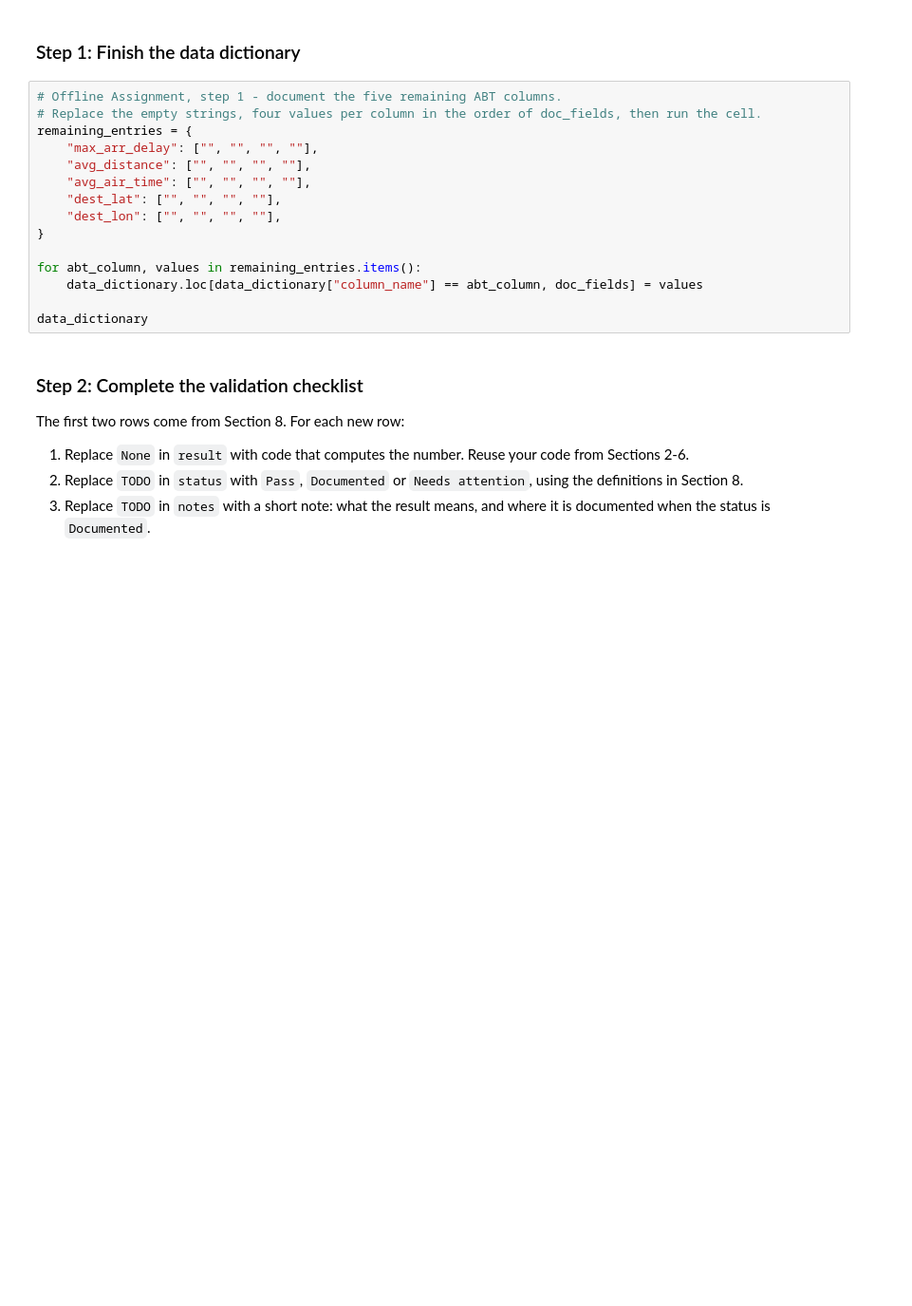
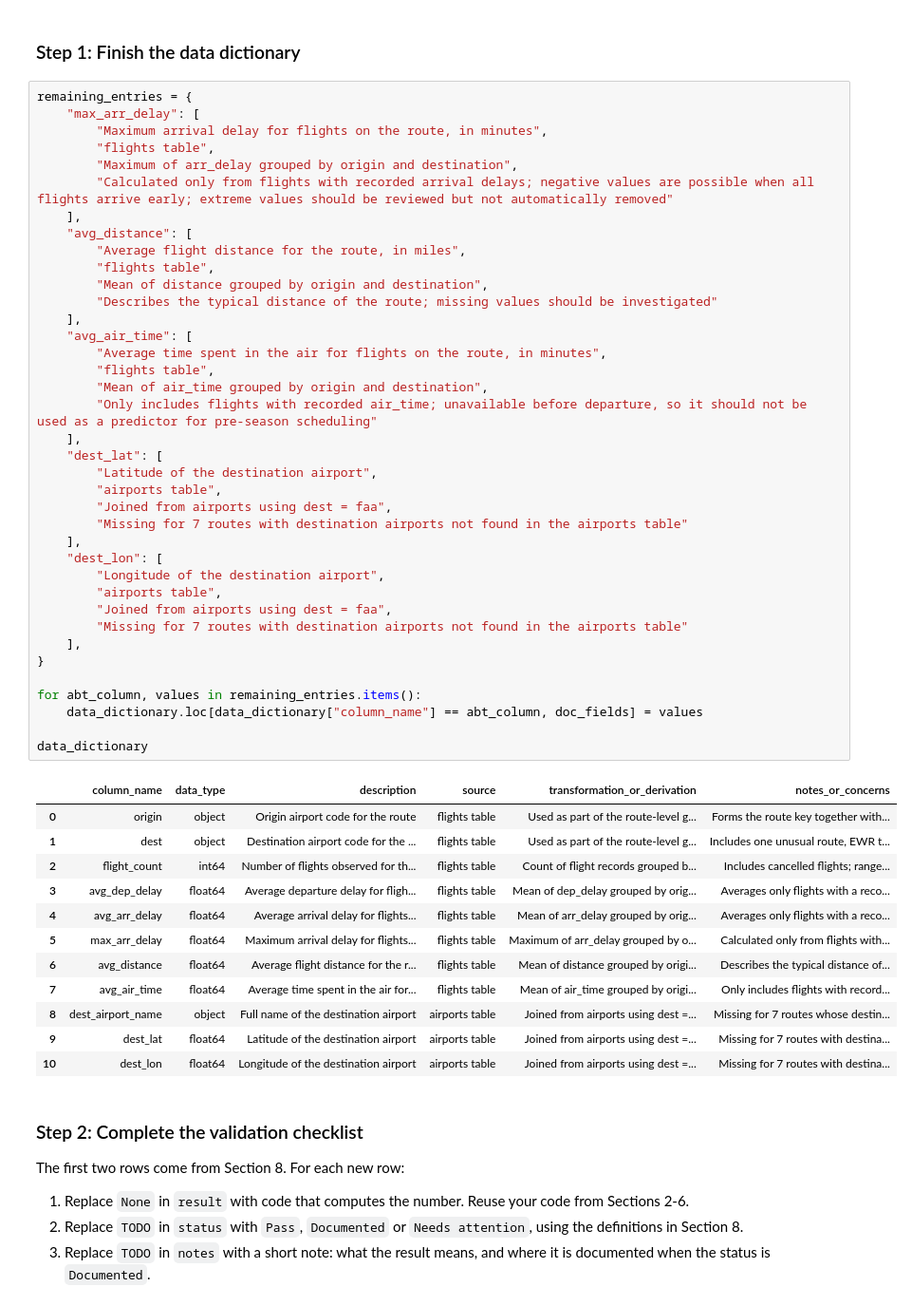
Before and after one commit to cassandrakgomez/ban6003-week-11-cassandragomez, a Jupyter notebook: notebooks/module11_abt_documentation_guided_lab.ipynb, the cells around one changed output. Shown at 95% size. Saved outputs shown, nothing was run; the diff lists cells and outputs as text; blank space fills up the shorter version.

Commit message:
Completed Lab + Offline Assignment

```diff
--- a/notebooks/module11_abt_documentation_guided_lab.ipynb
+++ b/notebooks/module11_abt_documentation_guided_lab.ipynb
@@ -661,20 +661,56 @@ An analyst on another team will use the route ABT next week and cannot ask you t
 # %% [markdown]
 ### Step 1: Finish the data dictionary
 # %%
-# Offline Assignment, step 1 - document the five remaining ABT columns.
-# Replace the empty strings, four values per column in the order of doc_fields, then run the cell.
 remaining_entries = {
-    "max_arr_delay": ["", "", "", ""],
-    "avg_distance": ["", "", "", ""],
-    "avg_air_time": ["", "", "", ""],
-    "dest_lat": ["", "", "", ""],
-    "dest_lon": ["", "", "", ""],
+    "max_arr_delay": [
+        "Maximum arrival delay for flights on the route, in minutes",
+        "flights table",
+        "Maximum of arr_delay grouped by origin and destination",
+        "Calculated only from flights with recorded arrival delays; negative values are possible when all flights arrive early; extreme values should be reviewed but not automatically removed"
+    ],
+    "avg_distance": [
+        "Average flight distance for the route, in miles",
+        "flights table",
+        "Mean of distance grouped by origin and destination",
+        "Describes the typical distance of the route; missing values should be investigated"
+    ],
+    "avg_air_time": [
+        "Average time spent in the air for flights on the route, in minutes",
+        "flights table",
+        "Mean of air_time grouped by origin and destination",
+        "Only includes flights with recorded air_time; unavailable before departure, so it should not be used as a predictor for pre-season scheduling"
+    ],
+    "dest_lat": [
+        "Latitude of the destination airport",
+        "airports table",
+        "Joined from airports using dest = faa",
+        "Missing for 7 routes with destination airports not found in the airports table"
+    ],
+    "dest_lon": [
+        "Longitude of the destination airport",
+        "airports table",
+        "Joined from airports using dest = faa",
+        "Missing for 7 routes with destination airports not found in the airports table"
+    ],
 }
 
 for abt_column, values in remaining_entries.items():
     data_dictionary.loc[data_dictionary["column_name"] == abt_column, doc_fields] = values
 
 data_dictionary
+# %% [output]
+|  | column_name | data_type | description | source | transformation_or_derivation | notes_or_concerns |
+| 0 | origin | object | Origin airport code for the route | flights table | Used as part of the route-level g... | Forms the route key together with... |
+| 1 | dest | object | Destination airport code for the ... | flights table | Used as part of the route-level g... | Includes one unusual route, EWR t... |
+| 2 | flight_count | int64 | Number of flights observed for th... | flights table | Count of flight records grouped b... | Includes cancelled flights; range... |
+| 3 | avg_dep_delay | float64 | Average departure delay for fligh... | flights table | Mean of dep_delay grouped by orig... | Averages only flights with a reco... |
+| 4 | avg_arr_delay | float64 | Average arrival delay for flights... | flights table | Mean of arr_delay grouped by orig... | Averages only flights with a reco... |
+| 5 | max_arr_delay | float64 | Maximum arrival delay for flights... | flights table | Maximum of arr_delay grouped by o... | Calculated only from flights with... |
+| 6 | avg_distance | float64 | Average flight distance for the r... | flights table | Mean of distance grouped by origi... | Describes the typical distance of... |
+| 7 | avg_air_time | float64 | Average time spent in the air for... | flights table | Mean of air_time grouped by origi... | Only includes flights with record... |
+| 8 | dest_airport_name | object | Full name of the destination airport | airports table | Joined from airports using dest =... | Missing for 7 routes whose destin... |
+| 9 | dest_lat | float64 | Latitude of the destination airport | airports table | Joined from airports using dest =... | Missing for 7 routes with destina... |
+| 10 | dest_lon | float64 | Longitude of the destination airport | airports table | Joined from airports using dest =... | Missing for 7 routes with destina... |
 # %% [markdown]
 ### Step 2: Complete the validation checklist
 
```
Also changed, not shown: parts of 4 cells of this notebook, 3 other files.
